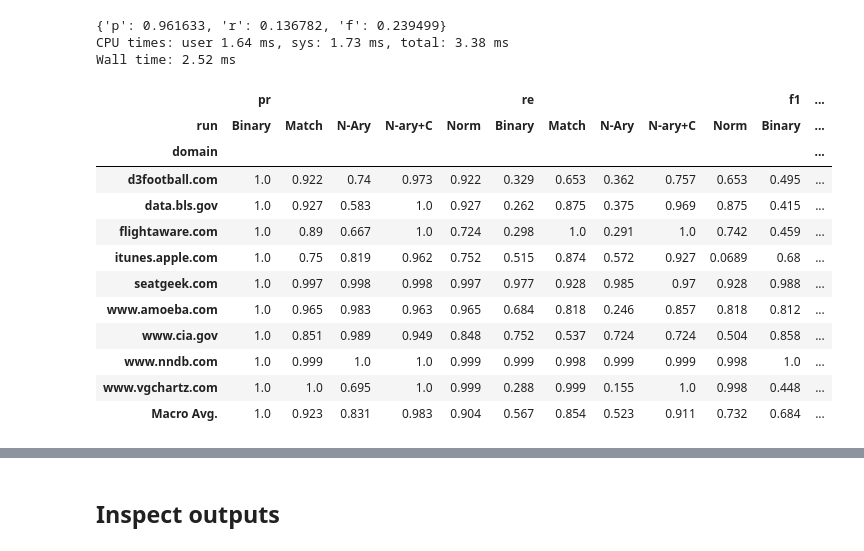
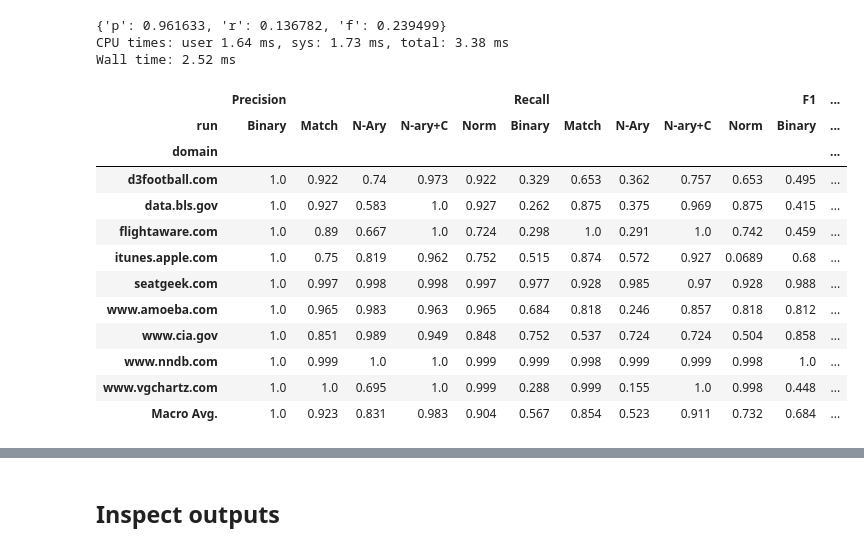
Before and after one commit to karmaresearch/takco, a Jupyter notebook: docs/benchmarks/compare-snow-eval.ipynb, the cells around one changed output, grey strips where cells are left out. Cells and saved outputs as stored; diff of their text form; code cells hidden in the pictures.

```diff
--- a/docs/benchmarks/compare-snow-eval.ipynb
+++ b/docs/benchmarks/compare-snow-eval.ipynb
@@ -39,28 +39,28 @@ Wall time: 2.52 ms
 # %%
 # Load global log results
 import pandas as pd
 
 snowcodes = {'R':'Schema', 'B':'Binary', 'S_noContextColumns':'N-Ary', 'S':'N-ary+C', 'M':'Match', 'M_norm':'Norm'}
 
 def get_eval_table(path, contains=None):
-    header = 'domain run pr re f1 extractedEntities referenceEntities extractedTuples referenceTuples'.split()
+    header = 'domain run Precision Recall F1 extractedEntities referenceEntities extractedTuples referenceTuples'.split()
     resultsdf = pd.read_csv(path.joinpath('evaluation_results_containment.tsv'), sep='\t', names=header)
 
     if contains:
         resultsdf = resultsdf[ resultsdf.run.str.contains(contains) ]
 
     resultsdf.run = resultsdf.run.str[11:-13].replace(snowcodes)
     resultsdf = resultsdf.set_index(['domain', 'run'])
     resultsdf = resultsdf[~resultsdf.index.duplicated(keep='last')].sort_index()
-    resultsdf = resultsdf[['pr', 're', 'f1']].unstack(level=1)
+    resultsdf = resultsdf[['Precision', 'Recall', 'F1']].unstack(level=1)
     resultsdf.loc['Macro Avg.'] = resultsdf.mean()
     return resultsdf
 
 
 display( get_eval_table(ROOT.parent.joinpath('datasets_snowpredict')).style.format("{:.3}") )
 display( get_eval_table(ROOT, 'nary').style.format("{:.3}") )
 # %% [output]
-|  | pr |  |  |  |  | re |  |  |  |  | f1 | ... |
+|  | Precision |  |  |  |  | Recall |  |  |  |  | F1 | ... |
 | run | Binary | Match | N-Ary | N-ary+C | Norm | Binary | Match | N-Ary | N-ary+C | Norm | Binary | ... |
 | domain |  |  |  |  |  |  |  |  |  |  |  | ... |
 | d3football.com | 1.0 | 0.922 | 0.74 | 0.973 | 0.922 | 0.329 | 0.653 | 0.362 | 0.757 | 0.653 | 0.495 | ... |
```
Also changed, not shown: parts of 1 cell of this notebook, 2 other files.
